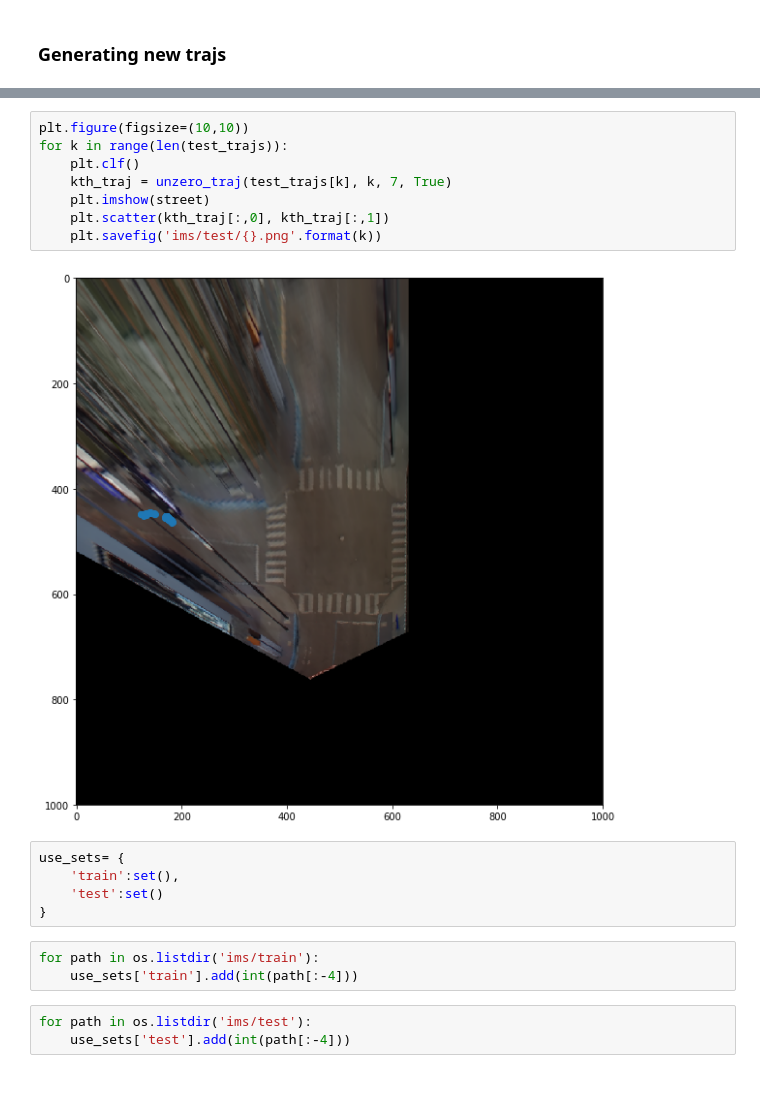
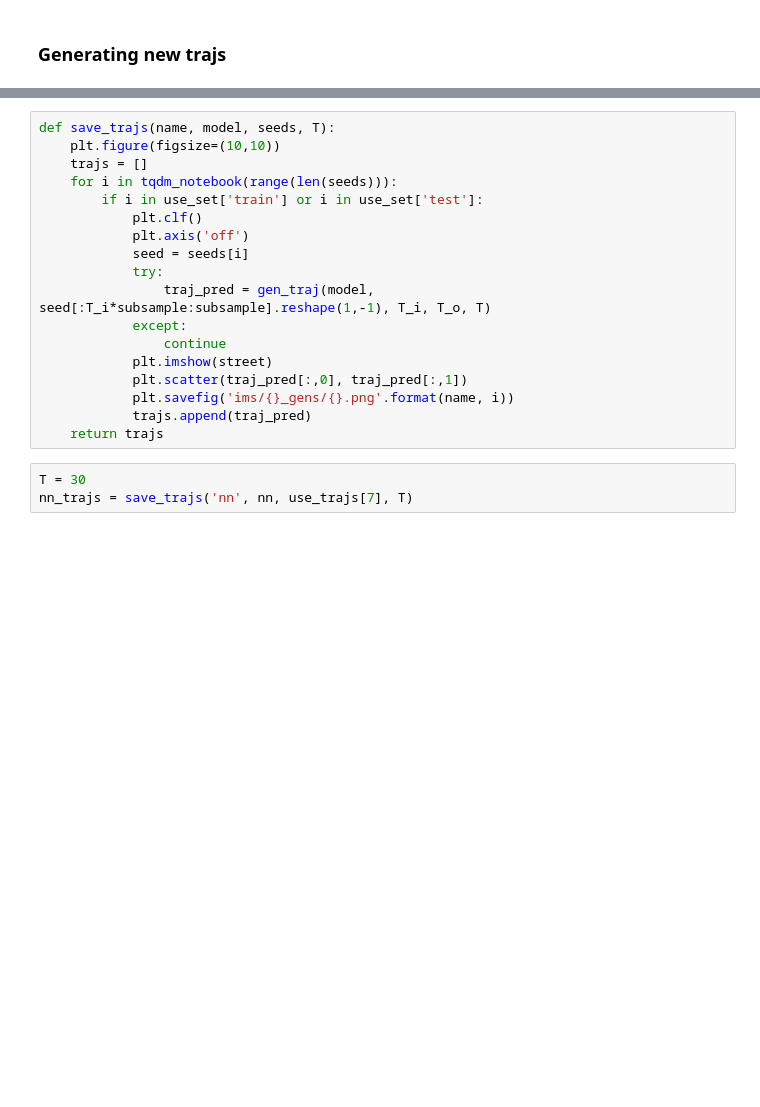
Before and after one commit to renxinhe/Video-Stream-Object-Detector, a Jupyter notebook: traffic_modeling/Traffic Modeling.ipynb, the cells around one changed output, grey strips where cells are left out. Drawn from its saved outputs; the diff is of its cells as text.

```diff
--- a/traffic_modeling/Traffic Modeling.ipynb
+++ b/traffic_modeling/Traffic Modeling.ipynb
@@ -143,21 +160,23 @@ for k in range(len(train_trajs)):
-# %%
-plt.figure(figsize=(10,10))
-for k in range(len(test_trajs)):
-    plt.clf()
-    kth_traj = unzero_traj(test_trajs[k], k, 7, True)
-    plt.imshow(street)
-    plt.scatter(kth_traj[:,0], kth_traj[:,1])
-    plt.savefig('ims/test/{}.png'.format(k))
-# %% [output]
-[figure, removed]
-# %%
-use_sets= {
-    'train':set(),
-    'test':set()
-}
-# %%
-for path in os.listdir('ims/train'):
-    use_sets['train'].add(int(path[:-4]))
-# %%
-for path in os.listdir('ims/test'):
-    use_sets['test'].add(int(path[:-4]))
+# %%
+def save_trajs(name, model, seeds, T):
+    plt.figure(figsize=(10,10))
+    trajs = []
+    for i in tqdm_notebook(range(len(seeds))):
+        if i in use_set['train'] or i in use_set['test']:
+            plt.clf()
+            plt.axis('off')
+            seed = seeds[i]
+            try:
+                traj_pred = gen_traj(model, seed[:T_i*subsample:subsample].reshape(1,-1), T_i, T_o, T)
+            except:
+                continue
+            plt.imshow(street)
+            plt.scatter(traj_pred[:,0], traj_pred[:,1])
+            plt.savefig('ims/{}_gens/{}.png'.format(name, i))
+            trajs.append(traj_pred)
+    return trajs
+# %%
+T = 30
+nn_trajs = save_trajs('nn', nn, use_trajs[7], T)
+# %% [output]
+[figure, added]
```
Also changed, not shown: parts of 21 cells of this notebook, 4 other files.
